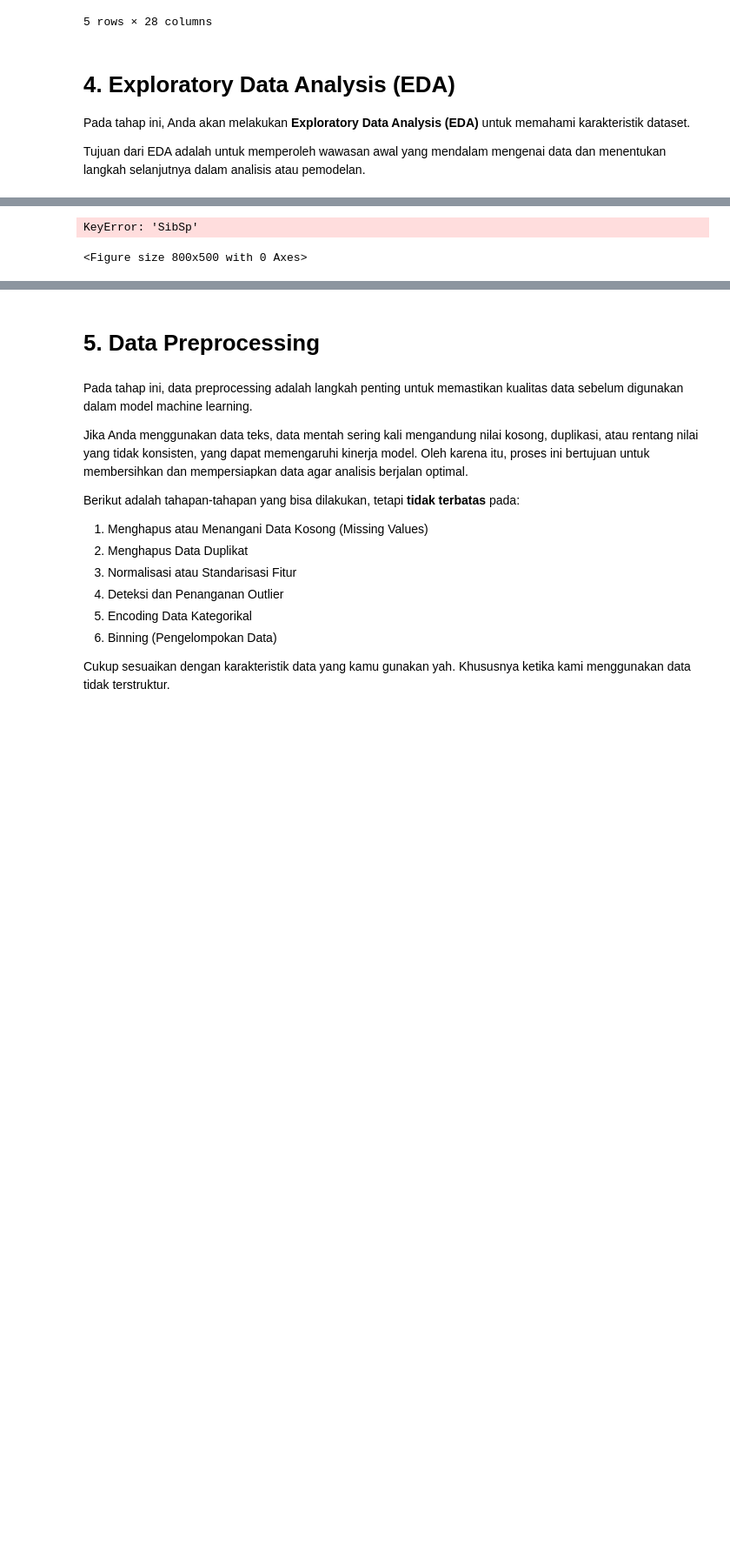
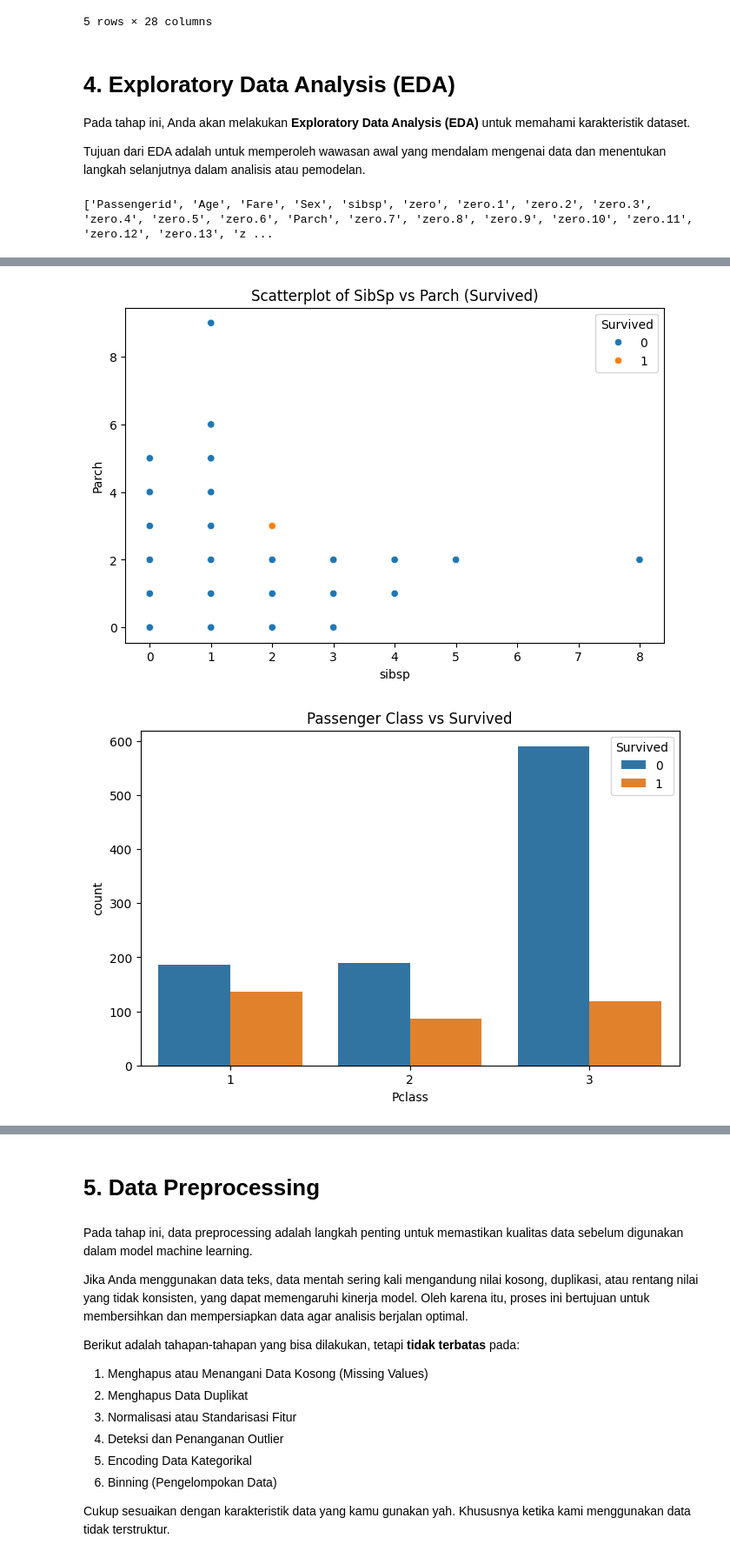
Before and after one commit to ekasandyaulia-lgtm/Eksperimen_SML_Eka_Sandy_Aulia_Puspitasari, a Jupyter notebook: Eksperimen_SML_Eka Sandy Aulia Puspitasari.ipynb, the cells around one changed output, grey strips where cells are left out. Shown at 87% size. Saved outputs shown, nothing was run; the diff lists cells and outputs as text; code cells hidden in the pictures; blank space fills up the shorter version.

Commit message:
Melakukan data preprocessing

```diff
--- a/Eksperimen_SML_Eka Sandy Aulia Puspitasari.ipynb
+++ b/Eksperimen_SML_Eka Sandy Aulia Puspitasari.ipynb
@@ -39,6 +39,11 @@ data.head()
 Pada tahap ini, Anda akan melakukan **Exploratory Data Analysis (EDA)** untuk memahami karakteristik dataset.
 
 Tujuan dari EDA adalah untuk memperoleh wawasan awal yang mendalam mengenai data dan menentukan langkah selanjutnya dalam analisis atau pemodelan.
+# %%
+# Lihat semua kolom beserta karakter tersembunyi
+print(list(data.columns))
+# %% [output]
+['Passengerid', 'Age', 'Fare', 'Sex', 'sibsp', 'zero', 'zero.1', 'zero.2', 'zero.3', 'zero.4', 'zero.5', 'zero.6', 'Parch', 'zero.7', 'zero.8', 'zero.9', 'zero.10', 'zero.11', 'zero.12', 'zero.13', 'z ...
 # %%
 # HISTOGRAM
 plt.figure(figsize=(8,5))
@@ -65,33 +70,33 @@ plt.figure(figsize=(8,5))
 sns.boxplot(x=data['Fare'])
 plt.title('Boxplot of Fare')
 plt.show()
 
 # SCATTERPLOT
 plt.figure(figsize=(8,5))
 sns.scatterplot(x=data['Age'], y=data['Fare'], hue=data['Survived'])
 plt.title('Scatterplot of Age vs Fare (Survived)')
 plt.show()
 
 plt.figure(figsize=(8,5))
-sns.scatterplot(x=data['SibSp'], y=data['Parch'], hue=data['Survived'])
+sns.scatterplot(x=data['sibsp'], y=data['Parch'], hue=data['Survived'])
 plt.title('Scatterplot of SibSp vs Parch (Survived)')
 plt.show()
 
 # COUNT PLOT (KATEGORIKAL)
 plt.figure(figsize=(8,5))
 sns.countplot(x='Pclass', hue='Survived', data=data)
 plt.title('Passenger Class vs Survived')
 plt.show()
 
 plt.figure(figsize=(8,5))
 sns.countplot(x='Sex', hue='Survived', data=data)
 plt.title('Sex vs Survived')
 plt.show()
 # %% [output]
 [figure]
 [figure]
 [figure]
 [figure]
 [figure]
-KeyError: 'SibSp'
-<Figure size 800x500 with 0 Axes>
+[figure, added]
+[figure, added]
```
Also changed, not shown: parts of 1 cell of this notebook, 2 other files.
